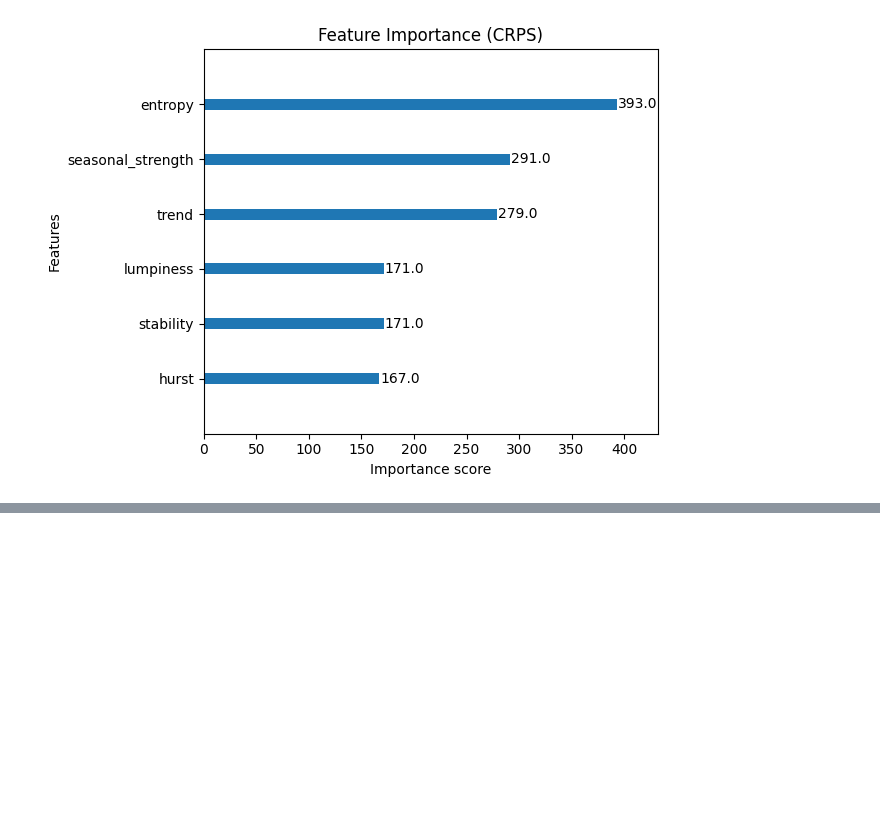
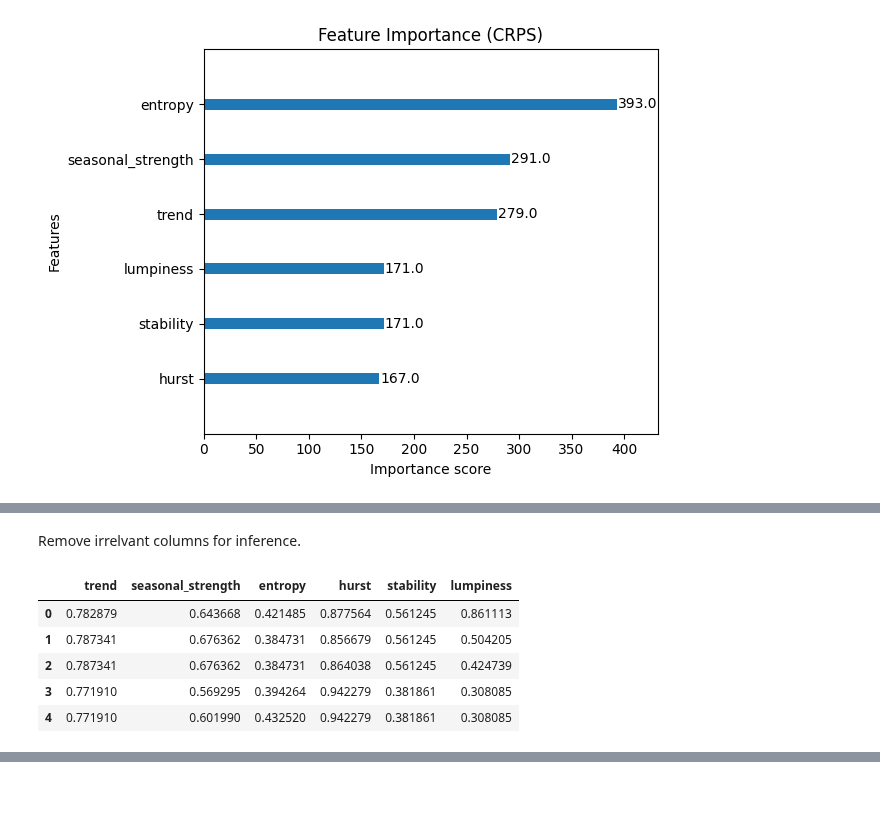
Before and after one commit to mpg05883/gift-eval, a Jupyter notebook: crps_estimation.ipynb, the cells around one changed output, grey strips where cells are left out. Saved outputs shown, nothing was run; the diff lists cells and outputs as text; code cells hidden in the pictures; blank space fills up the shorter version.

```diff
--- a/crps_estimation.ipynb
+++ b/crps_estimation.ipynb
@@ -294,0 +315,13 @@ plt.show()
+# %% [markdown]
+Remove irrelvant columns for inference.
+# %%
+X = df[features]
+
+X.head()
+# %% [output]
+|  | trend | seasonal_strength | entropy | hurst | stability | lumpiness |
+| 0 | 0.782879 | 0.643668 | 0.421485 | 0.877564 | 0.561245 | 0.861113 |
+| 1 | 0.787341 | 0.676362 | 0.384731 | 0.856679 | 0.561245 | 0.504205 |
+| 2 | 0.787341 | 0.676362 | 0.384731 | 0.864038 | 0.561245 | 0.424739 |
+| 3 | 0.771910 | 0.569295 | 0.394264 | 0.942279 | 0.381861 | 0.308085 |
+| 4 | 0.771910 | 0.601990 | 0.432520 | 0.942279 | 0.381861 | 0.308085 |
```
Also changed, not shown: parts of 11 cells of this notebook, 1 other file.
